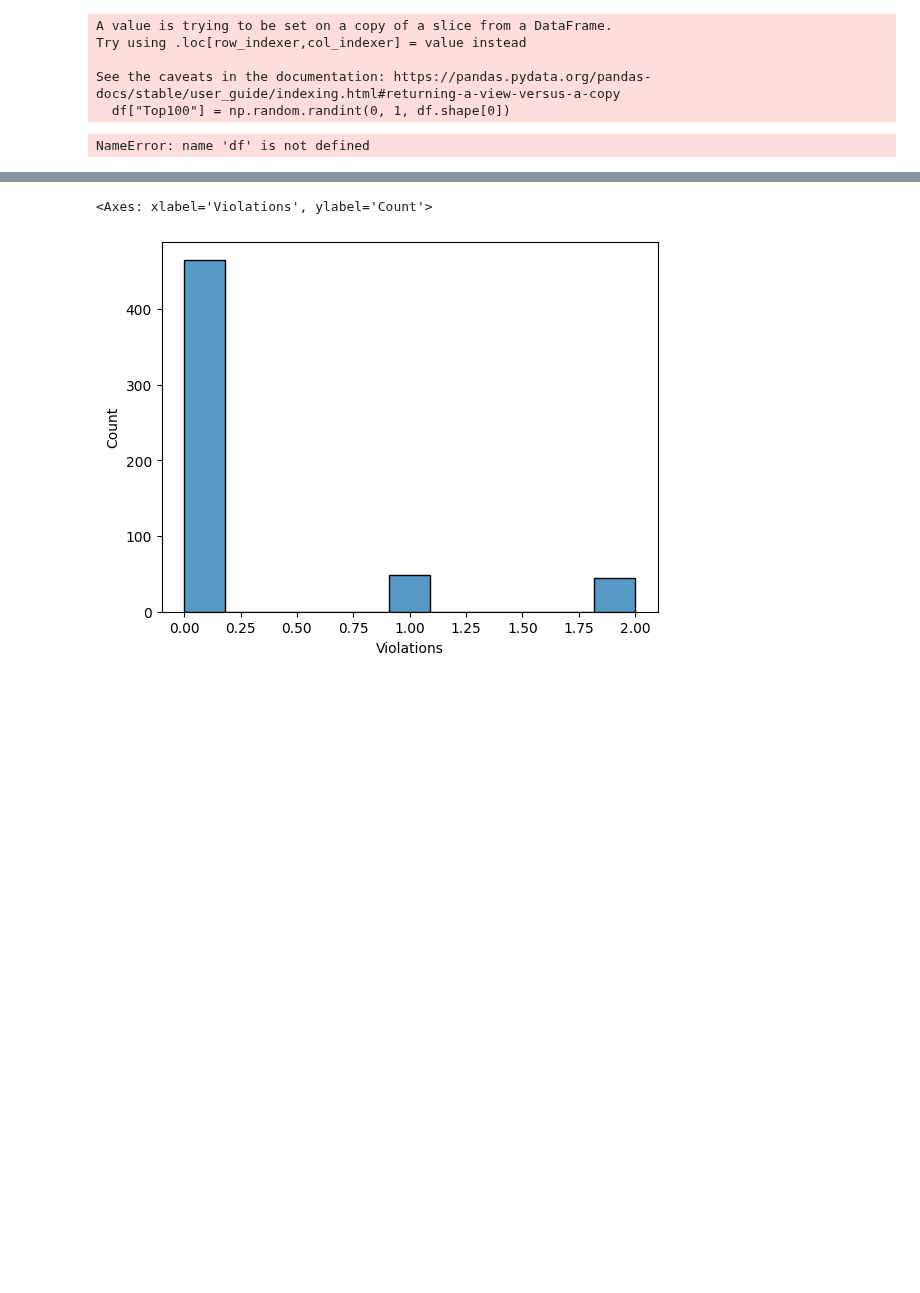
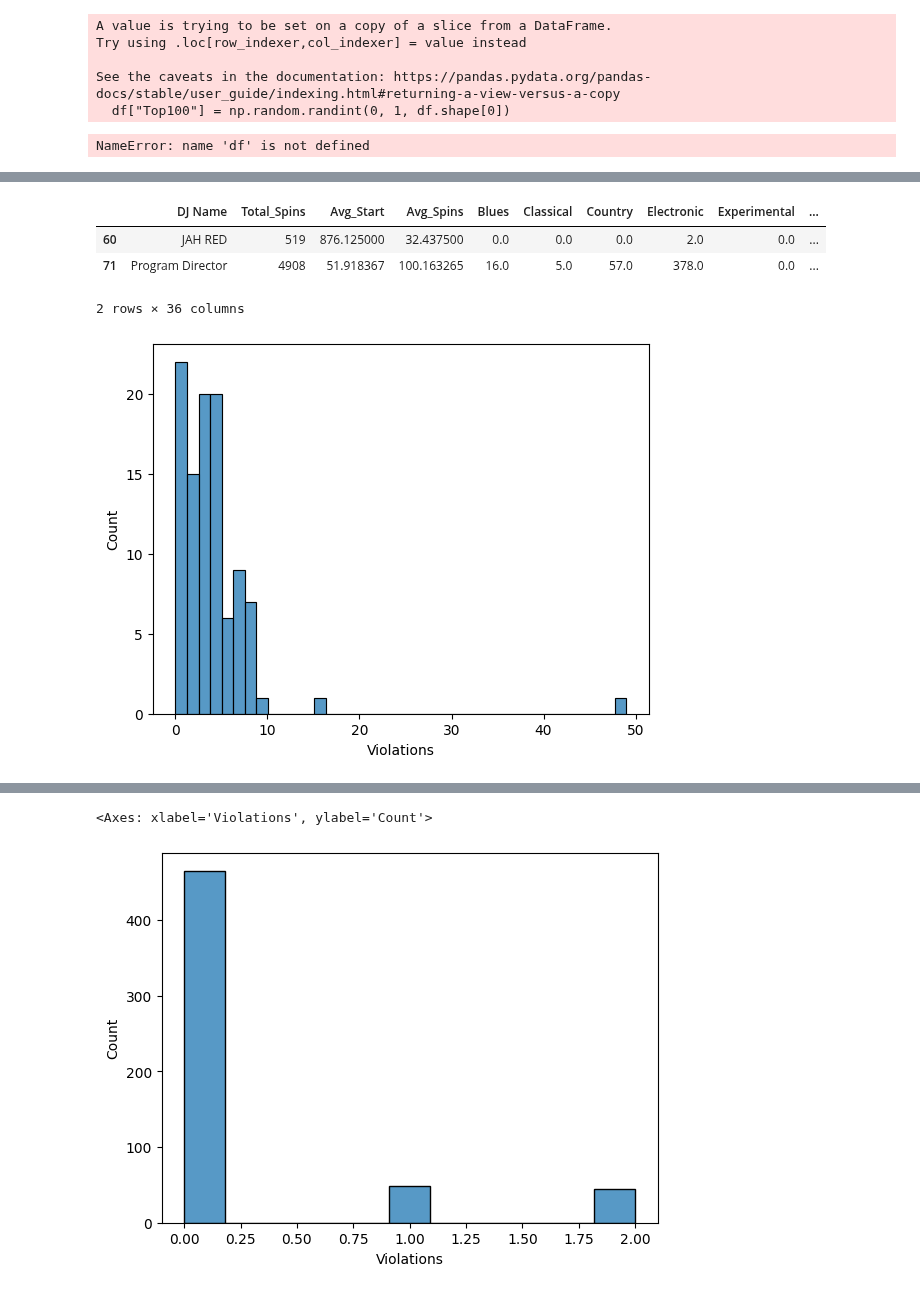
Before and after one commit to zhayes42/CS3870-WRUV, a Jupyter notebook: main.ipynb, the cells around one changed output, grey strips where cells are left out. Saved outputs shown, nothing was run; the diff lists cells and outputs as text; code cells hidden in the pictures; blank space fills up the shorter version.

Commit message:
by dj violations

```diff
--- a/main.ipynb
+++ b/main.ipynb
@@ -299,3 +407,13 @@ NameError: name 'df' is not defined
+# %%
+sns.histplot(dj_df_small["Violations"])
+dj_df_small["Violations"] = dj_df_small["Violations"].astype(int)
+dj_df_small.loc[dj_df_small["Violations"] >= 12]
+# %% [output]
+|  | DJ Name | Total_Spins | Avg_Start | Avg_Spins | Blues | Classical | Country | Electronic | Experimental | ... |
+| 60 | JAH RED | 519 | 876.125000 | 32.437500 | 0.0 | 0.0 | 0.0 | 2.0 | 0.0 | ... |
+| 71 | Program Director | 4908 | 51.918367 | 100.163265 | 16.0 | 5.0 | 57.0 | 378.0 | 0.0 | ... |
+2 rows × 36 columns
+[figure, added]
 # %%
 def spins_to_shows(spin_df: pd.DataFrame):
     """
```
Also changed, not shown: parts of 6 cells of this notebook.
